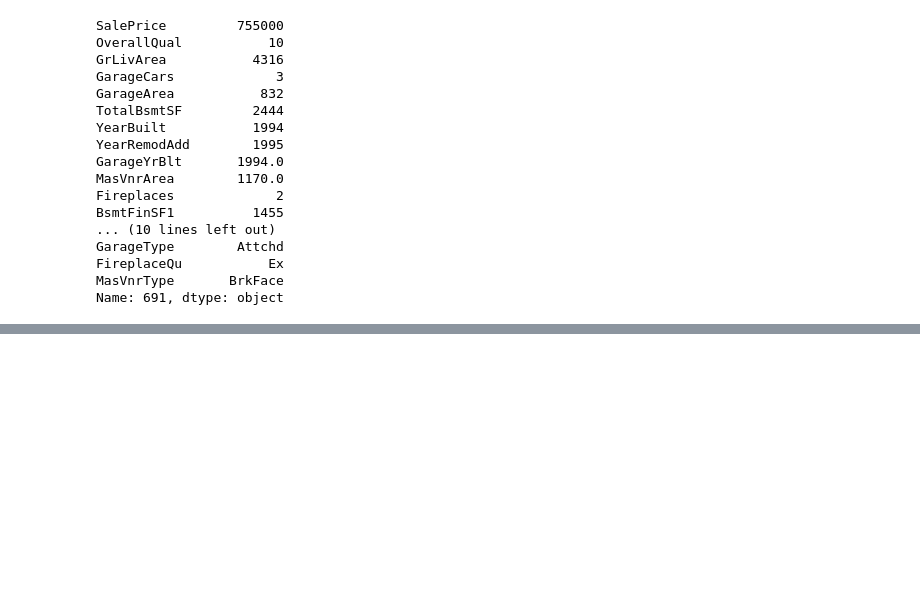
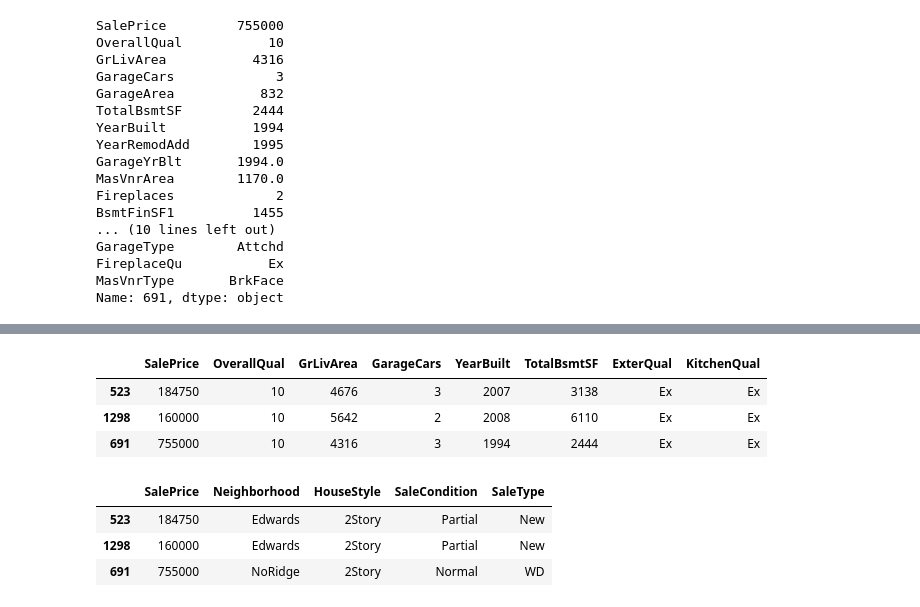
Before and after one commit to kogimurio/house_sales_prediction, a Jupyter notebook: saales_price_predictions.ipynb, the cells around one changed output, grey strips where cells are left out. Cells and saved outputs as stored; diff of their text form; code cells hidden in the pictures; blank space fills up the shorter version.

```diff
--- a/saales_price_predictions.ipynb
+++ b/saales_price_predictions.ipynb
@@ -3337,0 +3369,14 @@ dtype: float64
+# %%
+dataset.loc[[523, 1298, 691], ['SalePrice', 'OverallQual', 'GrLivArea', 'GarageCars', 'YearBuilt', 'TotalBsmtSF', 'ExterQual', 'KitchenQual']]
+# %% [output]
+|  | SalePrice | OverallQual | GrLivArea | GarageCars | YearBuilt | TotalBsmtSF | ExterQual | KitchenQual |
+| 523 | 184750 | 10 | 4676 | 3 | 2007 | 3138 | Ex | Ex |
+| 1298 | 160000 | 10 | 5642 | 2 | 2008 | 6110 | Ex | Ex |
+| 691 | 755000 | 10 | 4316 | 3 | 1994 | 2444 | Ex | Ex |
+# %%
+dataset.loc[[523, 1298, 691], ['SalePrice', 'Neighborhood', 'HouseStyle', 'SaleCondition', 'SaleType']]
+# %% [output]
+|  | SalePrice | Neighborhood | HouseStyle | SaleCondition | SaleType |
+| 523 | 184750 | Edwards | 2Story | Partial | New |
+| 1298 | 160000 | Edwards | 2Story | Partial | New |
+| 691 | 755000 | NoRidge | 2Story | Normal | WD |
```
Also changed, not shown: parts of 22 cells of this notebook.
